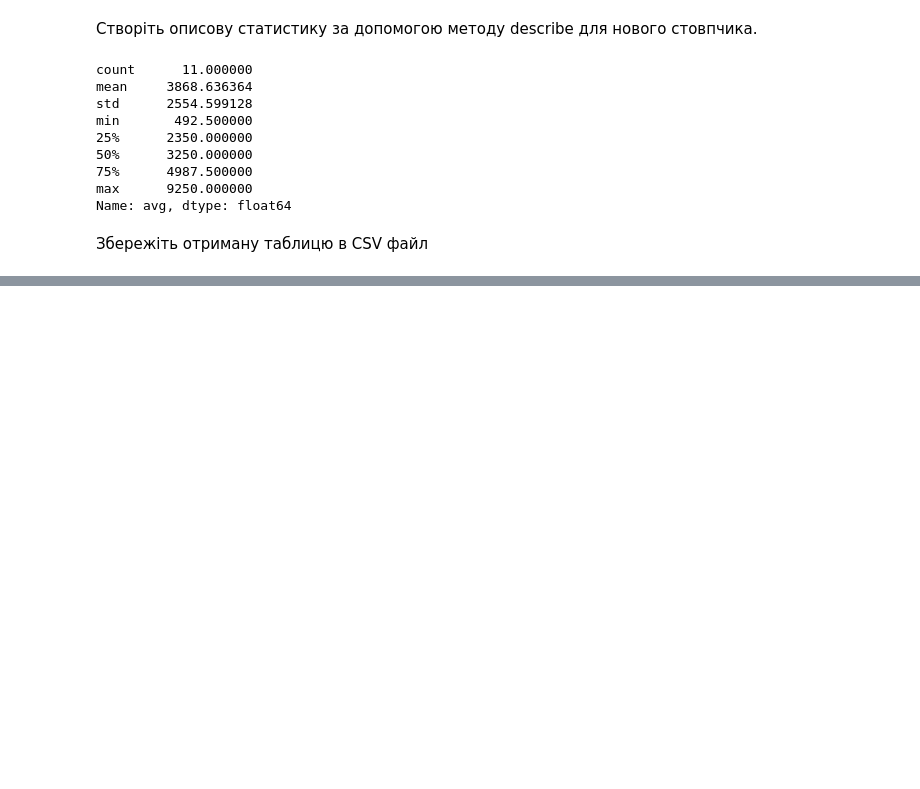
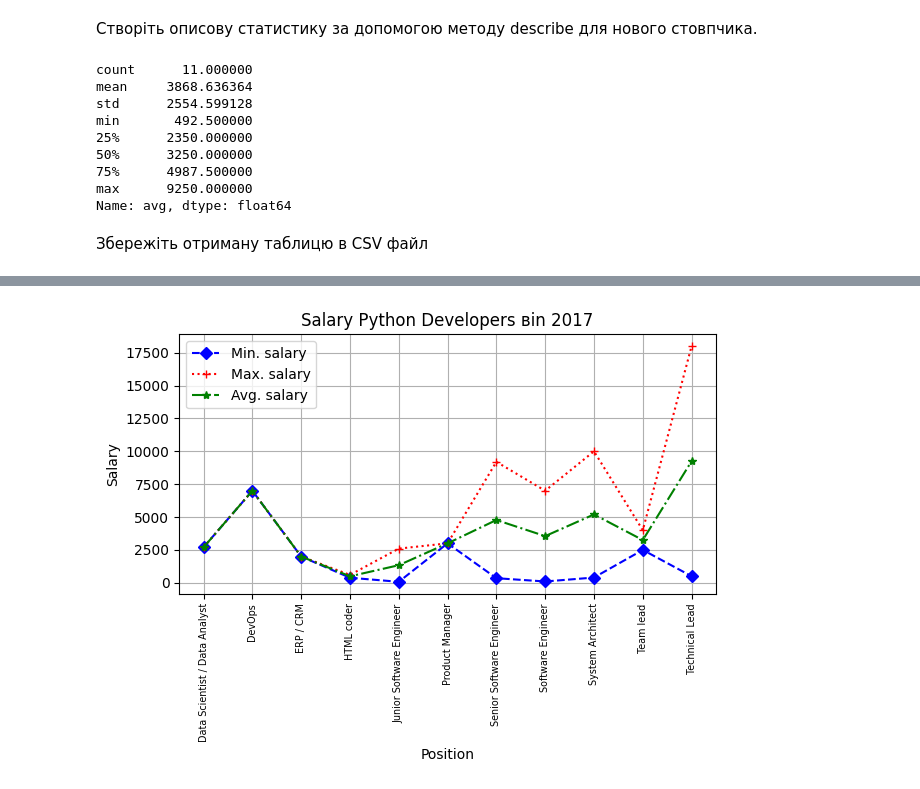
Before and after one commit to anton-akulenko/HW02-DS, a Jupyter notebook: DS_HW02_02.ipynb, the cells around one changed output, grey strips where cells are left out. Drawn from its saved outputs; the diff is of its cells as text; code cells hidden in the pictures; blank space fills up the shorter version.

```diff
--- a/DS_HW02_02.ipynb
+++ b/DS_HW02_02.ipynb
@@ -197,0 +194,3 @@ data_update_na.groupby("Должность")
+# %%
+res = data_update_na.groupby("Должность", as_index=False)
+res
@@ -219,10 +221,2 @@ res1.agg({"Зарплата.в.месяц": ["min", "max"]})
 # %% [markdown]
 Створіть функцію fill_avg_salary, яка повертатиме середнє значення заробітної плати на місяць. Використовуйте її для методу apply та створіть новий стовпчик "avg"
-# %%
-avg_salary = res1['Зарплата.в.месяц'].agg(['min', 'max'])
-
-def fill_avg_salary(row):
-    return row.mean()
-
-avg_salary['avg'] = avg_salary.apply(fill_avg_salary, axis=1)
-avg_salary
@@ -242,0 +223,8 @@ avg_salary
+# %%
+def fill_avg_salary(row):
+  min_salary = row['Зарплата.в.месяц']['min']
+  max_salary = row['Зарплата.в.месяц']['max']
+  return np.average([min_salary, max_salary])
+
+salary['avg'] = salary.apply(fill_avg_salary, axis=1)
+salary
@@ -260,0 +300,30 @@ save_data = avg_salary.to_csv("stat.csv", index=True)
+# %%
+plt.plot(salary['Должность'],
+         salary['Зарплата.в.месяц']['min'],
+         label="Min. salary",
+         color='b',
+         linestyle = '--',
+         marker = 'D')
+plt.grid()
+plt.plot(salary['Должность'],
+         salary['Зарплата.в.месяц']['max'],
+         label="Max. salary",
+         color='r',
+         linestyle = ':',
+         marker = '+',)
+plt.plot(salary['Должность'],
+         salary['avg'],
+         label="Avg. salary",
+         color='g',
+         linestyle = '-.',
+         marker = '*',)
+
+plt.xlabel("Position")
+plt.ylabel("Salary")
+plt.xticks(rotation=90, fontsize='x-small')
+plt.title("Salary Python Developers вin 2017")
+plt.legend(loc='best')
+plt.tight_layout()
+plt.show()
+# %% [output]
+[figure, added]
```
Also changed, not shown: parts of 9 cells of this notebook.
